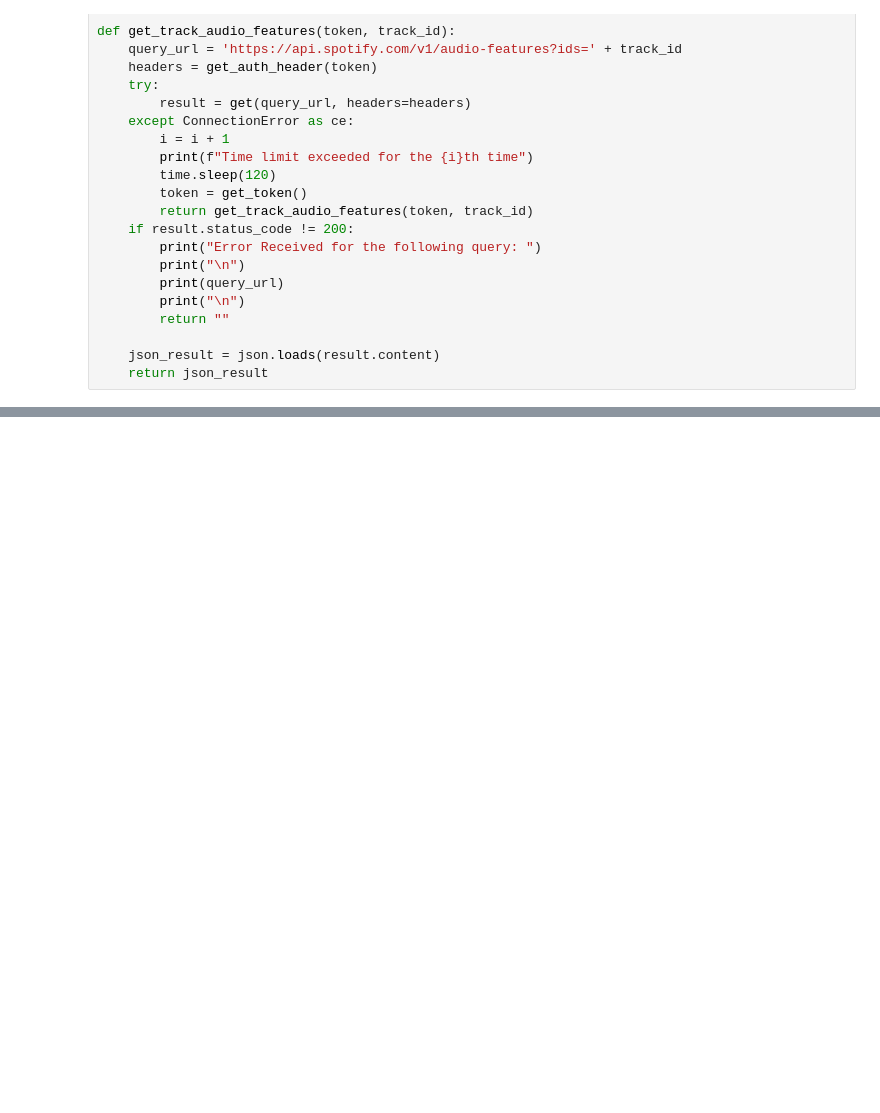
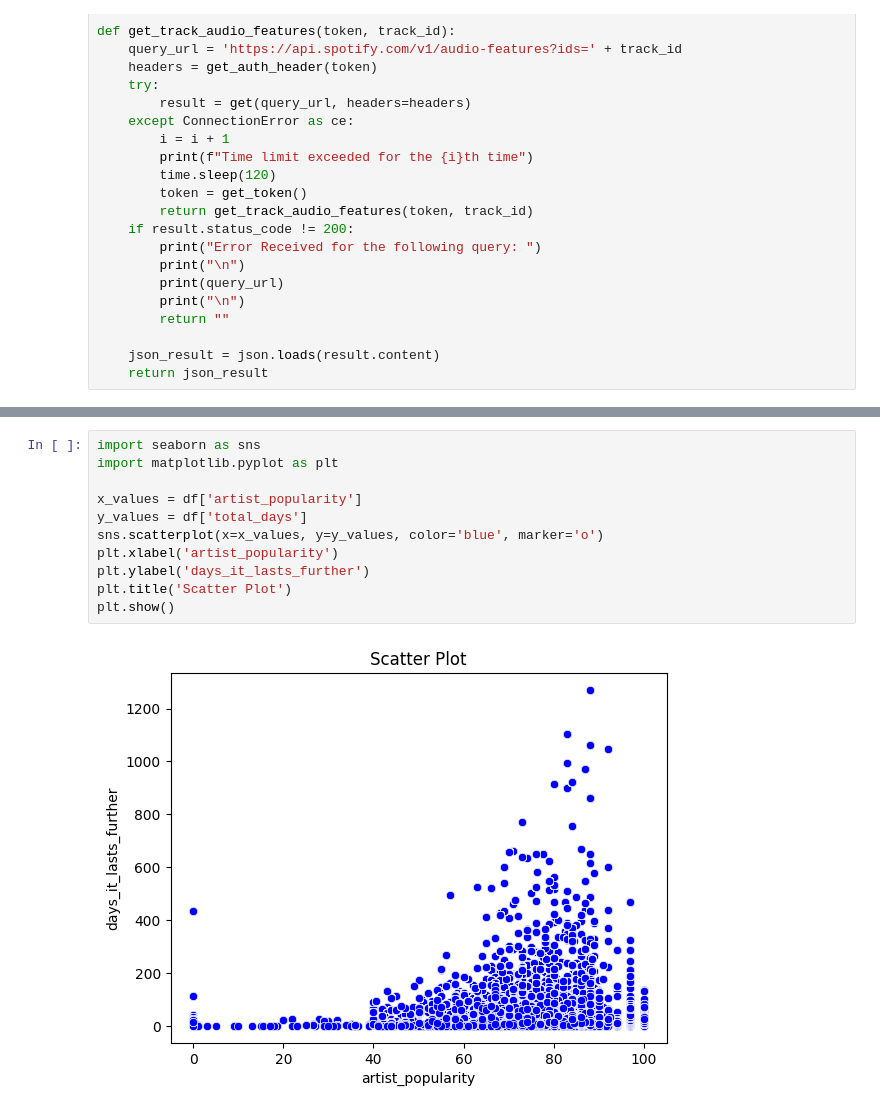
Before and after one commit to apcastillo/cse519, a Jupyter notebook: Data_Preparation.ipynb, the cells around one changed output, grey strips where cells are left out. Drawn from its saved outputs; the diff is of its cells as text; blank space fills up the shorter version.

```diff
--- a/Data_Preparation.ipynb
+++ b/Data_Preparation.ipynb
@@ -240,0 +646,13 @@ df.to_csv('Final_Data.csv', index=False)
+# %%
+import seaborn as sns
+import matplotlib.pyplot as plt
+
+x_values = df['artist_popularity']
+y_values = df['total_days']
+sns.scatterplot(x=x_values, y=y_values, color='blue', marker='o')
+plt.xlabel('artist_popularity')
+plt.ylabel('days_it_lasts_further')
+plt.title('Scatter Plot')
+plt.show()
+# %% [output]
+[figure, added]
```
Also changed, not shown: parts of 40 cells of this notebook, 21 other files.
